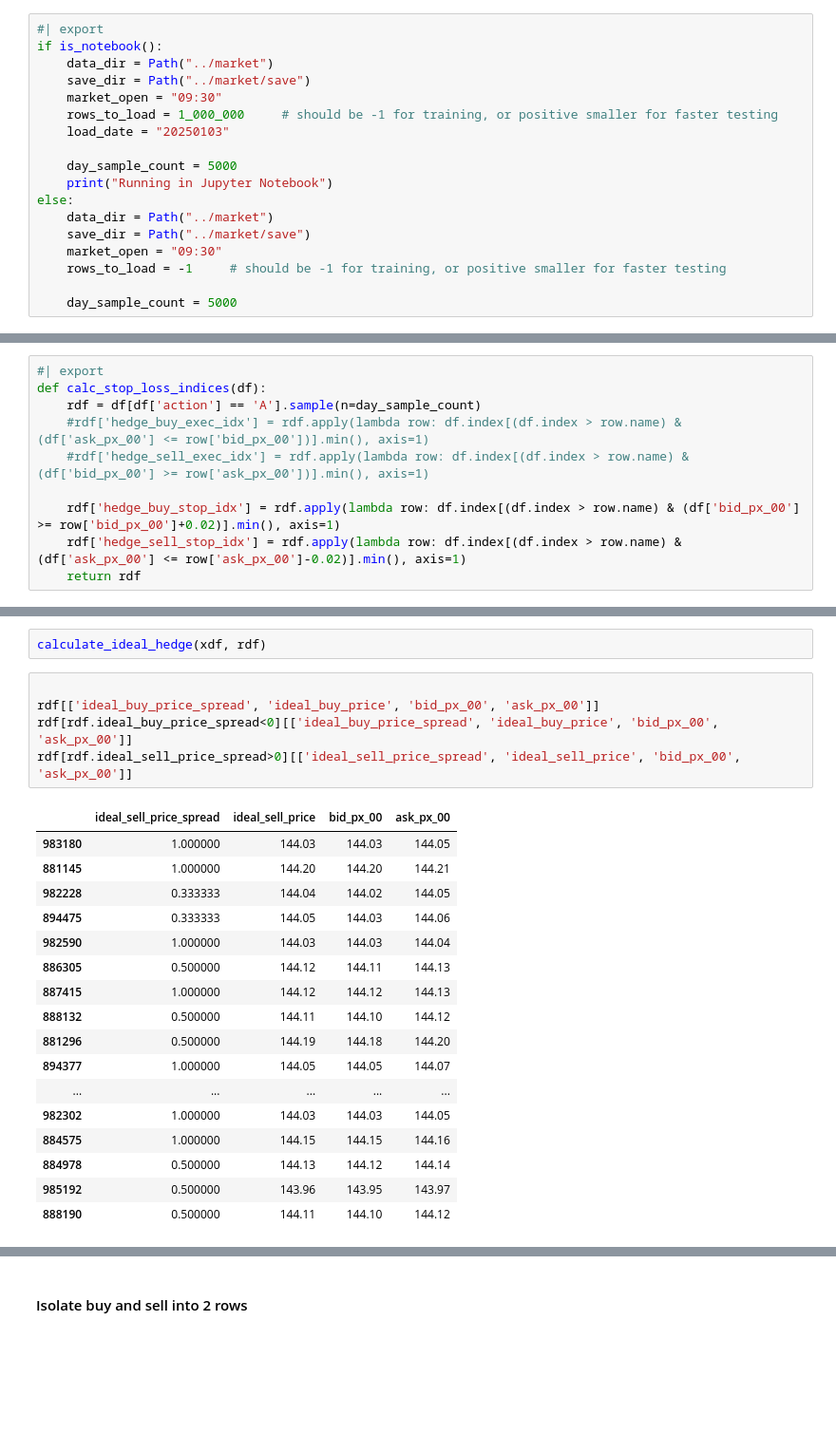
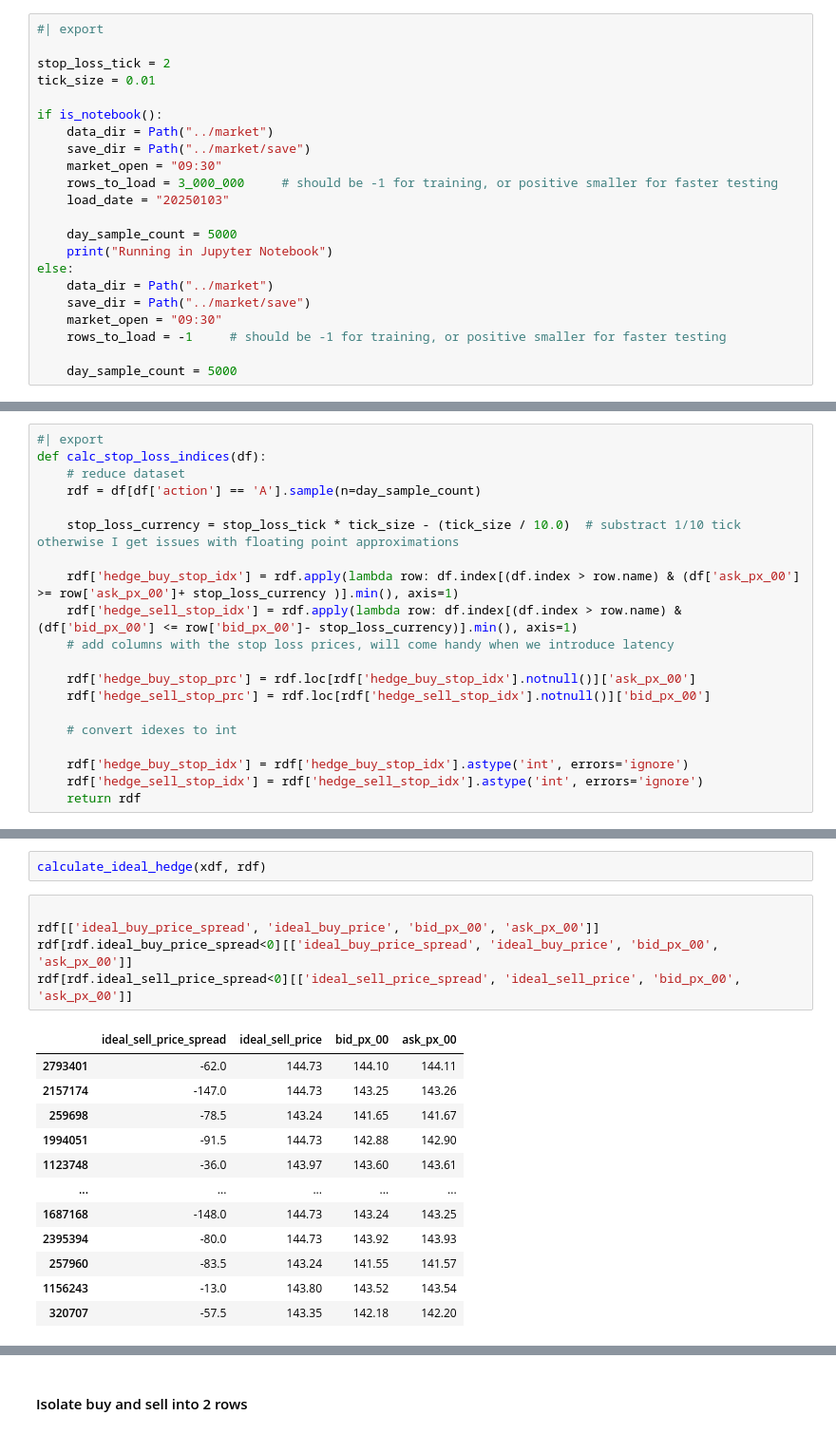
Before and after one commit to fleclerc/hedger, a Jupyter notebook: nbs/00-hedgerprep.ipynb, the cells around one changed output, grey strips where cells are left out. Shown: that part at 95% size. Saved outputs shown, nothing was run; the diff lists cells and outputs as text; blank space fills up the shorter version.

```diff
--- a/nbs/00-hedgerprep.ipynb
+++ b/nbs/00-hedgerprep.ipynb
@@ -26,10 +30,14 @@ def is_notebook():
 # %%
 #| export
+
+stop_loss_tick = 2
+tick_size = 0.01
+
 if is_notebook():
     data_dir = Path("../market")
     save_dir = Path("../market/save")
     market_open = "09:30"
-    rows_to_load = 1_000_000     # should be -1 for training, or positive smaller for faster testing
+    rows_to_load = 3_000_000     # should be -1 for training, or positive smaller for faster testing
     load_date = "20250103"
 
     day_sample_count = 5000
@@ -265,12 +273,22 @@ plot.show()
 # %%
 #| export
 def calc_stop_loss_indices(df):
+    # reduce dataset
     rdf = df[df['action'] == 'A'].sample(n=day_sample_count)
-    #rdf['hedge_buy_exec_idx'] = rdf.apply(lambda row: df.index[(df.index > row.name) & (df['ask_px_00'] <= row['bid_px_00'])].min(), axis=1)
-    #rdf['hedge_sell_exec_idx'] = rdf.apply(lambda row: df.index[(df.index > row.name) & (df['bid_px_00'] >= row['ask_px_00'])].min(), axis=1)
 
-    rdf['hedge_buy_stop_idx'] = rdf.apply(lambda row: df.index[(df.index > row.name) & (df['bid_px_00'] >= row['bid_px_00']+0.02)].min(), axis=1)
-    rdf['hedge_sell_stop_idx'] = rdf.apply(lambda row: df.index[(df.index > row.name) & (df['ask_px_00'] <= row['ask_px_00']-0.02)].min(), axis=1)
+    stop_loss_currency = stop_loss_tick * tick_size - (tick_size / 10.0)  # substract 1/10 tick otherwise I get issues with floating point approximations
+
+    rdf['hedge_buy_stop_idx'] = rdf.apply(lambda row: df.index[(df.index > row.name) & (df['ask_px_00'] >= row['ask_px_00']+ stop_loss_currency )].min(), axis=1)
+    rdf['hedge_sell_stop_idx'] = rdf.apply(lambda row: df.index[(df.index > row.name) & (df['bid_px_00'] <= row['bid_px_00']- stop_loss_currency)].min(), axis=1)
+    # add columns with the stop loss prices, will come handy when we introduce latency
+
+    rdf['hedge_buy_stop_prc'] = rdf.loc[rdf['hedge_buy_stop_idx'].notnull()]['ask_px_00']
+    rdf['hedge_sell_stop_prc'] = rdf.loc[rdf['hedge_sell_stop_idx'].notnull()]['bid_px_00']
+
+    # convert idexes to int
+
+    rdf['hedge_buy_stop_idx'] = rdf['hedge_buy_stop_idx'].astype('int', errors='ignore')
+    rdf['hedge_sell_stop_idx'] = rdf['hedge_sell_stop_idx'].astype('int', errors='ignore')
     return rdf
 # %%
 rdf = calc_stop_loss_indices(xdf)
@@ -308,23 +354,18 @@ calculate_ideal_hedge(xdf, rdf)
 # %%
 
 rdf[['ideal_buy_price_spread', 'ideal_buy_price', 'bid_px_00', 'ask_px_00']]
 rdf[rdf.ideal_buy_price_spread<0][['ideal_buy_price_spread', 'ideal_buy_price', 'bid_px_00', 'ask_px_00']]
-rdf[rdf.ideal_sell_price_spread>0][['ideal_sell_price_spread', 'ideal_sell_price', 'bid_px_00', 'ask_px_00']]
+rdf[rdf.ideal_sell_price_spread<0][['ideal_sell_price_spread', 'ideal_sell_price', 'bid_px_00', 'ask_px_00']]
 # %% [output]
 |  | ideal_sell_price_spread | ideal_sell_price | bid_px_00 | ask_px_00 |
-| 983180 | 1.000000 | 144.03 | 144.03 | 144.05 |
-| 881145 | 1.000000 | 144.20 | 144.20 | 144.21 |
-| 982228 | 0.333333 | 144.04 | 144.02 | 144.05 |
-| 894475 | 0.333333 | 144.05 | 144.03 | 144.06 |
-| 982590 | 1.000000 | 144.03 | 144.03 | 144.04 |
-| 886305 | 0.500000 | 144.12 | 144.11 | 144.13 |
-| 887415 | 1.000000 | 144.12 | 144.12 | 144.13 |
-| 888132 | 0.500000 | 144.11 | 144.10 | 144.12 |
-| 881296 | 0.500000 | 144.19 | 144.18 | 144.20 |
-| 894377 | 1.000000 | 144.05 | 144.05 | 144.07 |
+| 2793401 | -62.0 | 144.73 | 144.10 | 144.11 |
+| 2157174 | -147.0 | 144.73 | 143.25 | 143.26 |
+| 259698 | -78.5 | 143.24 | 141.65 | 141.67 |
+| 1994051 | -91.5 | 144.73 | 142.88 | 142.90 |
+| 1123748 | -36.0 | 143.97 | 143.60 | 143.61 |
 | ... | ... | ... | ... | ... |
-| 982302 | 1.000000 | 144.03 | 144.03 | 144.05 |
-| 884575 | 1.000000 | 144.15 | 144.15 | 144.16 |
-| 884978 | 0.500000 | 144.13 | 144.12 | 144.14 |
-| 985192 | 0.500000 | 143.96 | 143.95 | 143.97 |
-| 888190 | 0.500000 | 144.11 | 144.10 | 144.12 |
+| 1687168 | -148.0 | 144.73 | 143.24 | 143.25 |
+| 2395394 | -80.0 | 144.73 | 143.92 | 143.93 |
+| 257960 | -83.5 | 143.24 | 141.55 | 141.57 |
+| 1156243 | -13.0 | 143.80 | 143.52 | 143.54 |
+| 320707 | -57.5 | 143.35 | 142.18 | 142.20 |
```
Also changed, not shown: parts of 26 cells of this notebook, 2 other files.
